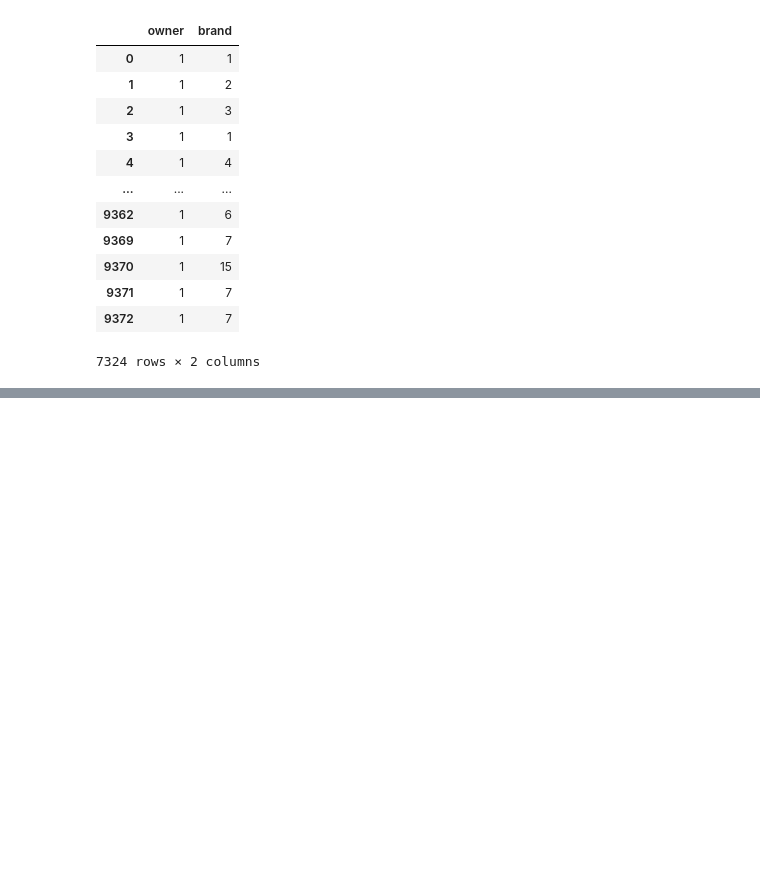
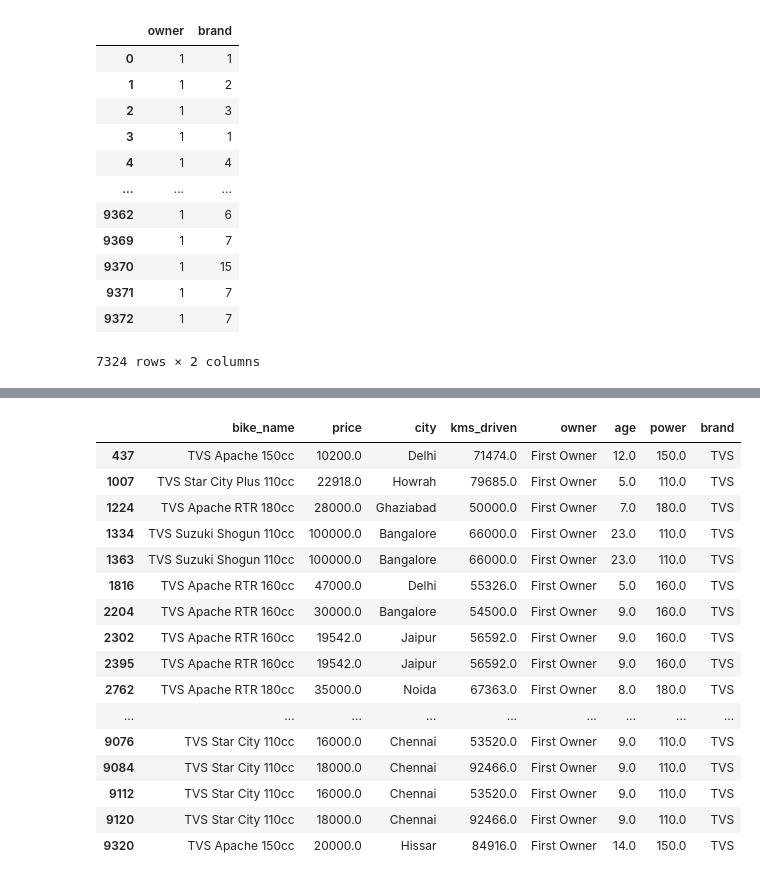
Before and after one commit to Ankush-bi/Training_of_Datascince, a Jupyter notebook: Pandas/project/Bike/baku_basic.ipynb, the cells around one changed output, grey strips where cells are left out. Saved outputs shown, nothing was run; the diff lists cells and outputs as text; code cells hidden in the pictures; blank space fills up the shorter version.

```diff
--- a/Pandas/project/Bike/baku_basic.ipynb
+++ b/Pandas/project/Bike/baku_basic.ipynb
@@ -369,0 +459,6 @@ an
+# %%
+import pandas as pd
+import numpy as np
+import os
+df = pd.read_csv('Used_Bikes.csv')
+df
@@ -369,0 +479,2 @@ an
+# %%
+tvs_df = df[df['brand']=='TVS']
@@ -369,0 +497,3 @@ an
+# %%
+tvs_first_owner_df = tvs_df[tvs_df['owner']=='First Owner']
+tvs_first_owner_df
@@ -369,0 +514,20 @@ an
+# %%
+tvs_first_owner_df[tvs_first_owner_df['kms_driven']>=50000]
+# %% [output]
+|  | bike_name | price | city | kms_driven | owner | age | power | brand |
+| 437 | TVS Apache 150cc | 10200.0 | Delhi | 71474.0 | First Owner | 12.0 | 150.0 | TVS |
+| 1007 | TVS Star City Plus 110cc | 22918.0 | Howrah | 79685.0 | First Owner | 5.0 | 110.0 | TVS |
+| 1224 | TVS Apache RTR 180cc | 28000.0 | Ghaziabad | 50000.0 | First Owner | 7.0 | 180.0 | TVS |
+| 1334 | TVS Suzuki Shogun 110cc | 100000.0 | Bangalore | 66000.0 | First Owner | 23.0 | 110.0 | TVS |
+| 1363 | TVS Suzuki Shogun 110cc | 100000.0 | Bangalore | 66000.0 | First Owner | 23.0 | 110.0 | TVS |
+| 1816 | TVS Apache RTR 160cc | 47000.0 | Delhi | 55326.0 | First Owner | 5.0 | 160.0 | TVS |
+| 2204 | TVS Apache RTR 160cc | 30000.0 | Bangalore | 54500.0 | First Owner | 9.0 | 160.0 | TVS |
+| 2302 | TVS Apache RTR 160cc | 19542.0 | Jaipur | 56592.0 | First Owner | 9.0 | 160.0 | TVS |
+| 2395 | TVS Apache RTR 160cc | 19542.0 | Jaipur | 56592.0 | First Owner | 9.0 | 160.0 | TVS |
+| 2762 | TVS Apache RTR 180cc | 35000.0 | Noida | 67363.0 | First Owner | 8.0 | 180.0 | TVS |
+| ... | ... | ... | ... | ... | ... | ... | ... | ... |
+| 9076 | TVS Star City 110cc | 16000.0 | Chennai | 53520.0 | First Owner | 9.0 | 110.0 | TVS |
+| 9084 | TVS Star City 110cc | 18000.0 | Chennai | 92466.0 | First Owner | 9.0 | 110.0 | TVS |
+| 9112 | TVS Star City 110cc | 16000.0 | Chennai | 53520.0 | First Owner | 9.0 | 110.0 | TVS |
+| 9120 | TVS Star City 110cc | 18000.0 | Chennai | 92466.0 | First Owner | 9.0 | 110.0 | TVS |
+| 9320 | TVS Apache 150cc | 20000.0 | Hissar | 84916.0 | First Owner | 14.0 | 150.0 | TVS |
```
Also changed, not shown: parts of 24 cells of this notebook, 3 other files.
